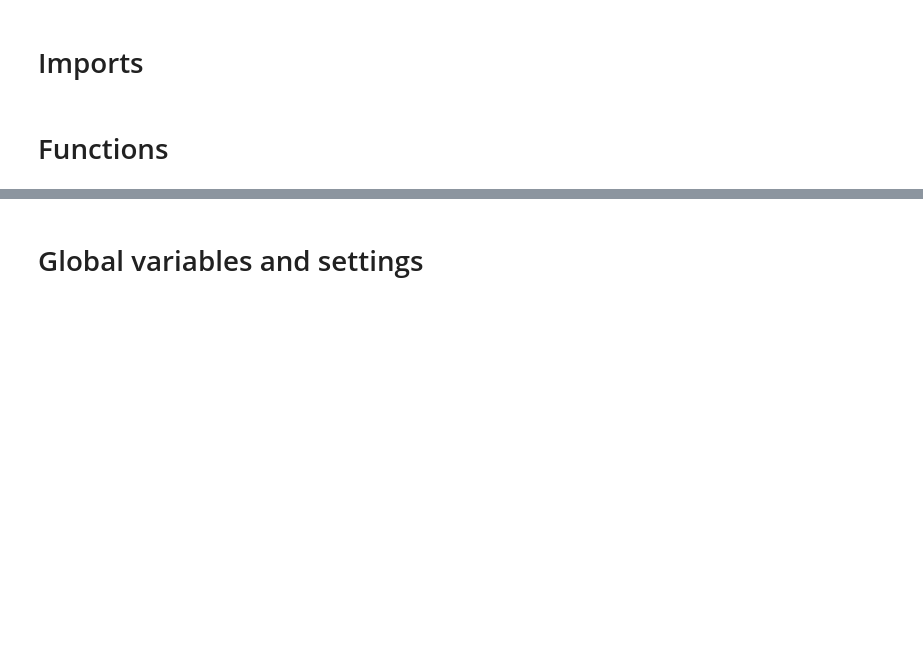
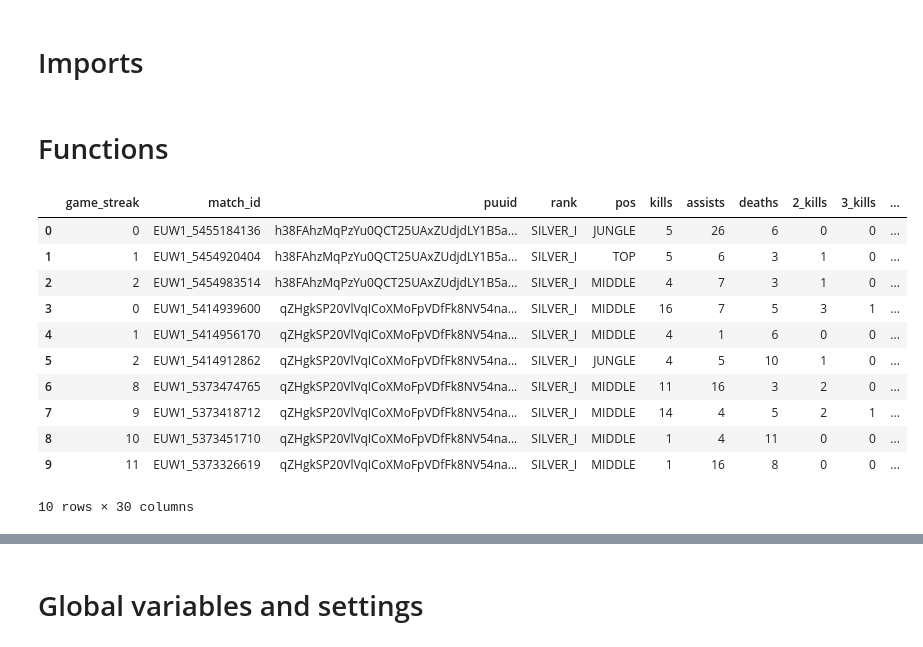
Before and after one commit to ryandamen/tilt, a Jupyter notebook: src/tilt.ipynb, the cells around one changed output, grey strips where cells are left out. Saved outputs shown, nothing was run; the diff lists cells and outputs as text; code cells hidden in the pictures; blank space fills up the shorter version.

Commit message:
fixed preprocessing now correctly labels win and loss streaks

```diff
--- a/src/tilt.ipynb
+++ b/src/tilt.ipynb
@@ -330,31 +330,66 @@ def get_summoner_data(regs, tiers, divs, sum_lim, p_patch, r_patch, max_rest, mi
 # %%
 def prep_data(df_match_filt, out_file):
     """
     Preprocess the df_match_filt, manipulation and dropping some data to make to ready for use.
 
     Args:
         df_match_filt (df): Matches filtered based on minimum subsequent matches within
             the maximum rest time in between the matches.
     Returns:
         None
     """
 
-    # Add the streak id to the df_match_prep to follow win chance
-    streak_id = df_match_filt["win"].ne(df_match_filt["win"].shift()).cumsum()
-    df_match_filt["consecutive_wl"] = df_match_filt.groupby(streak_id).cumcount()
-    df_match_filt.loc[df_match_filt.loc[:, "win"] == False, "consecutive_wl":] *= -1
+
+    # Calculate the number of games won and lost in succesion per groep of games played within max_rest time of one another
+    # Rename old idx column as game_streak = games played within max_rest of one another
+    df_match_filt.rename(columns={df_match_filt.columns[0]:"game_streak"}, inplace = True)
+    # Group games played in succession
+    game_streak = df_match_filt.loc[:, "game_streak"].diff().ne(1).cumsum()
+    # Group Number games in same streak with the same number
+    # streak_id = df_match_filt.groupby(game_streak).grouper.group_info[0]
+
+    # Numbers of games won or lost in succesion
+    df_match_filt["consec_wl"] = df_match_filt.win.groupby((df_match_filt.win != df_match_filt.groupby(game_streak)["win"].shift()).cumsum()).cumcount() + 1
+
+    # Turn streak values negative if the game ended in a loss
+    df_match_filt.loc[df_match_filt.loc[:, "win"] == False, "consec_wl":] *= -1
+
+    # # Clean up the dataframe
+    # # TODO: what other columns can be removed? prev_game_end, next_game_make
+    # # TODO: remove all values that are above max rest? or is there value in keeping it?
+
+    # # Drop the old index column
+    # df_match_filt.drop(df_match_filt.columns[[0]], axis=1, inplace = True)
+
+    # # TODO: TMP save for easy lookup
+    # # Write out
+    # df_match_filt.to_csv(out_file,
+    #                      mode="w",
+    #                      sep="\t",
+    #                      index=False)
 
 
-    # Clean up the dataframe
-    # TODO: what other columns can be removed? prev_game_end, next_game_make
-    # TODO: remove all values that are above max rest? or is there value in keeping it?
+# TODO: if this gets to slow it might be smarter to consider storing the data as a pickle object instead of a csv file
+# Read in the summoner data
+raw_sumo_data = data_dir / "summoner_data_raw.tsv"
+sumo_info = pd.read_csv(raw_sumo_data, sep = "\t")
 
-    # Drop the old index column
-    df_match_filt.drop(df_match_filt.columns[[0]], axis=1, inplace = True)
+# Preprocessing
+sumo_data_loc = out_dir / "prep_sumo_data.tsv"
+prep_data(sumo_info, sumo_data_loc)
 
-    # TODO: TMP save for easy lookup
-    # Write out
-    df_match_filt.to_csv(out_file,
-                         mode="w",
-                         sep="\t",
-                         index=False)
+# sumo_info.head(10)
+sumo_info.iloc[:10:,:]
+# %% [output]
+|  | game_streak | match_id | puuid | rank | pos | kills | assists | deaths | 2_kills | 3_kills | ... |
+| 0 | 0 | EUW1_5455184136 | h38FAhzMqPzYu0QCT25UAxZUdjdLY1B5a... | SILVER_I | JUNGLE | 5 | 26 | 6 | 0 | 0 | ... |
+| 1 | 1 | EUW1_5454920404 | h38FAhzMqPzYu0QCT25UAxZUdjdLY1B5a... | SILVER_I | TOP | 5 | 6 | 3 | 1 | 0 | ... |
+| 2 | 2 | EUW1_5454983514 | h38FAhzMqPzYu0QCT25UAxZUdjdLY1B5a... | SILVER_I | MIDDLE | 4 | 7 | 3 | 1 | 0 | ... |
+| 3 | 0 | EUW1_5414939600 | qZHgkSP20VlVqICoXMoFpVDfFk8NV54na... | SILVER_I | MIDDLE | 16 | 7 | 5 | 3 | 1 | ... |
+| 4 | 1 | EUW1_5414956170 | qZHgkSP20VlVqICoXMoFpVDfFk8NV54na... | SILVER_I | MIDDLE | 4 | 1 | 6 | 0 | 0 | ... |
+| 5 | 2 | EUW1_5414912862 | qZHgkSP20VlVqICoXMoFpVDfFk8NV54na... | SILVER_I | JUNGLE | 4 | 5 | 10 | 1 | 0 | ... |
+| 6 | 8 | EUW1_5373474765 | qZHgkSP20VlVqICoXMoFpVDfFk8NV54na... | SILVER_I | MIDDLE | 11 | 16 | 3 | 2 | 0 | ... |
+| 7 | 9 | EUW1_5373418712 | qZHgkSP20VlVqICoXMoFpVDfFk8NV54na... | SILVER_I | MIDDLE | 14 | 4 | 5 | 2 | 1 | ... |
+| 8 | 10 | EUW1_5373451710 | qZHgkSP20VlVqICoXMoFpVDfFk8NV54na... | SILVER_I | MIDDLE | 1 | 4 | 11 | 0 | 0 | ... |
+| 9 | 11 | EUW1_5373326619 | qZHgkSP20VlVqICoXMoFpVDfFk8NV54na... | SILVER_I | MIDDLE | 1 | 16 | 8 | 0 | 0 | ... |
+10 rows × 30 columns
```
Also changed, not shown: parts of 2 cells of this notebook.
